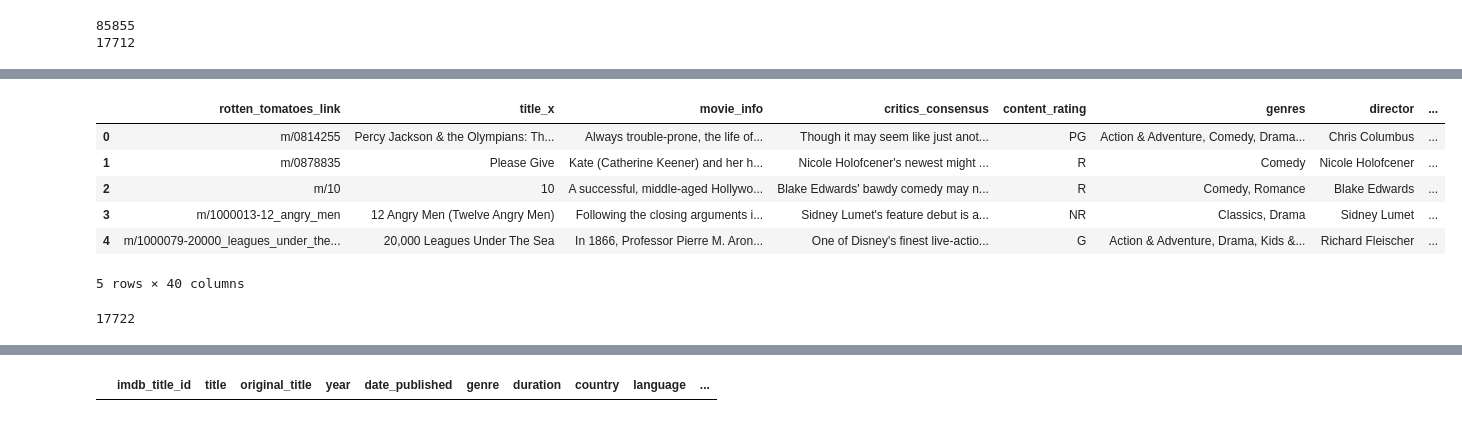
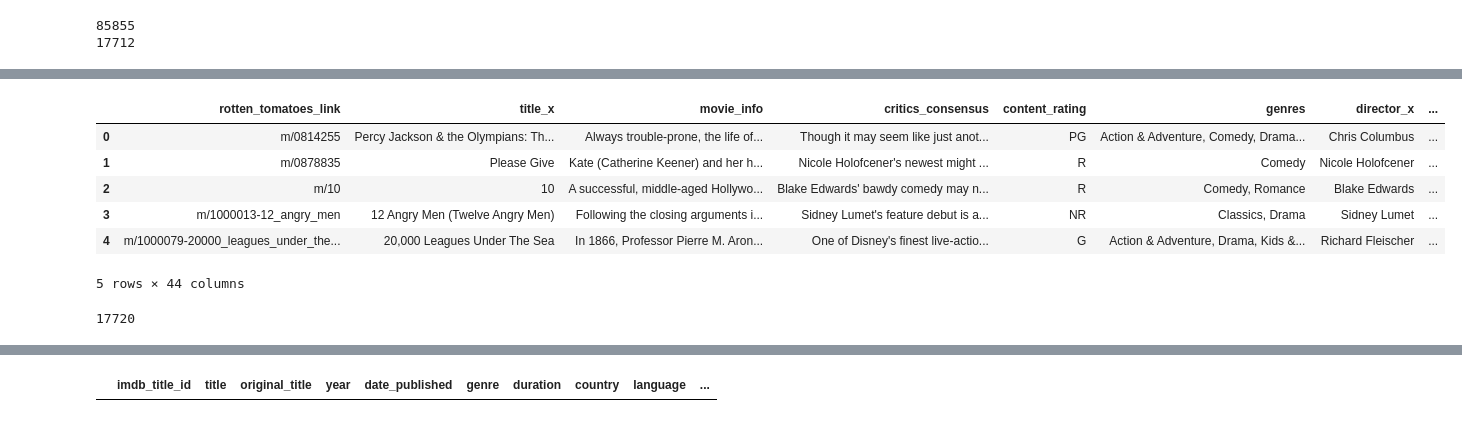
Before and after one commit to tnnixon/project2, a Jupyter notebook: movie_rating.ipynb, the cells around one changed output, grey strips where cells are left out. Saved outputs shown, nothing was run; the diff lists cells and outputs as text; code cells hidden in the pictures.

```diff
--- a/movie_rating.ipynb
+++ b/movie_rating.ipynb
@@ -41,0 +63,4 @@ tomato_DF = tomato_DF.rename(columns = {'movie_title':'title','directors':'direc
+# %%
+tomato_DF['year']=pd.DatetimeIndex(tomato_DF['original_release_date']).year
+tomato_DF['year'] = tomato_DF['year'].astype(str).replace('\.0','',regex=True)
+tomato_DF.head()
@@ -42,16 +75,16 @@ tomato_DF = tomato_DF.rename(columns = {'movie_title':'title','directors':'direc
 # %%
-join = tomato_DF.merge(mod_imdb, how="left", left_on= ['title','director'], right_on=['original_title','director'])
-join.head()
+join2 = tomato_DF.merge(imdb_DF, how="left", left_on= ['title','year'], right_on=['original_title','year'])
+join2.head()
 # %% [output]
-|  | rotten_tomatoes_link | title_x | movie_info | critics_consensus | content_rating | genres | director | ... |
+|  | rotten_tomatoes_link | title_x | movie_info | critics_consensus | content_rating | genres | director_x | ... |
 | 0 | m/0814255 | Percy Jackson & the Olympians: Th... | Always trouble-prone, the life of... | Though it may seem like just anot... | PG | Action & Adventure, Comedy, Drama... | Chris Columbus | ... |
 | 1 | m/0878835 | Please Give | Kate (Catherine Keener) and her h... | Nicole Holofcener's newest might ... | R | Comedy | Nicole Holofcener | ... |
 | 2 | m/10 | 10 | A successful, middle-aged Hollywo... | Blake Edwards' bawdy comedy may n... | R | Comedy, Romance | Blake Edwards | ... |
 | 3 | m/1000013-12_angry_men | 12 Angry Men (Twelve Angry Men) | Following the closing arguments i... | Sidney Lumet's feature debut is a... | NR | Classics, Drama | Sidney Lumet | ... |
 | 4 | m/1000079-20000_leagues_under_the... | 20,000 Leagues Under The Sea | In 1866, Professor Pierre M. Aron... | One of Disney's finest live-actio... | G | Action & Adventure, Drama, Kids &... | Richard Fleischer | ... |
-5 rows × 40 columns
+5 rows × 44 columns
 # %%
-len(join)
+len(join2)
 # %% [output]
-17722
+17720
 # %%
```
Also changed, not shown: parts of 12 cells of this notebook.
